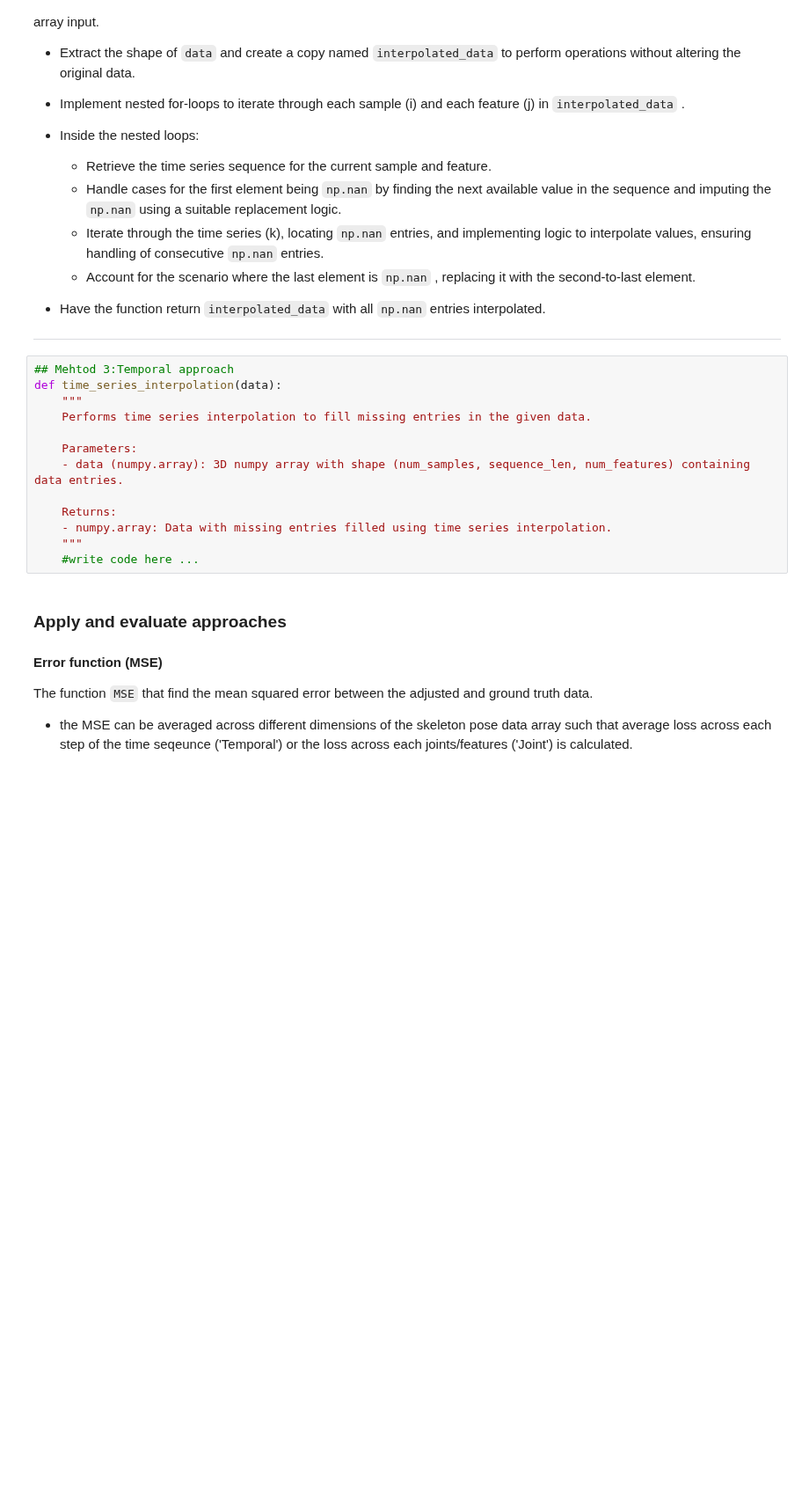
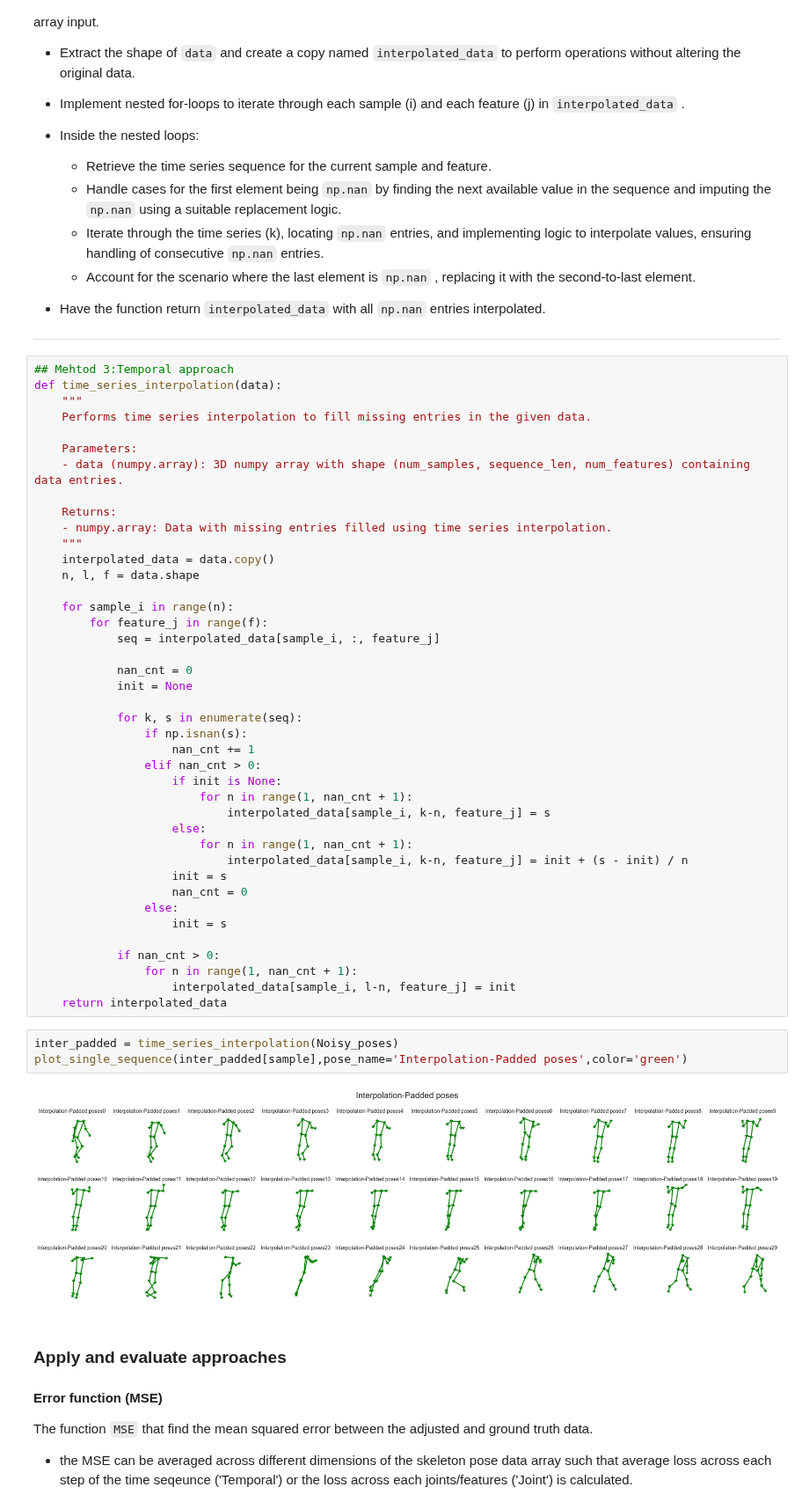
Before and after one commit to Mie-Jonasson/ComputerScienceMasters, a Jupyter notebook: IntroductionToMachineLearning/Exercises/W09/03-Missing_data.ipynb, the cells around one changed output. Shown at 88% size. Cells and saved outputs as stored; diff of their text form; blank space fills up the shorter version.

```diff
--- a/IntroductionToMachineLearning/Exercises/W09/03-Missing_data.ipynb
+++ b/IntroductionToMachineLearning/Exercises/W09/03-Missing_data.ipynb
@@ -297,7 +309,40 @@ def time_series_interpolation(data):
     Returns:
     - numpy.array: Data with missing entries filled using time series interpolation.
     """
-    #write code here ...
+    interpolated_data = data.copy()
+    n, l, f = data.shape
+
+    for sample_i in range(n):
+        for feature_j in range(f):
+            seq = interpolated_data[sample_i, :, feature_j]
+
+            nan_cnt = 0
+            init = None
+
+            for k, s in enumerate(seq):
+                if np.isnan(s):
+                    nan_cnt += 1
+                elif nan_cnt > 0:
+                    if init is None:
+                        for n in range(1, nan_cnt + 1):
+                            interpolated_data[sample_i, k-n, feature_j] = s
+                    else:
+                        for n in range(1, nan_cnt + 1):
+                            interpolated_data[sample_i, k-n, feature_j] = init + (s - init) / n
+                    init = s
+                    nan_cnt = 0
+                else:
+                    init = s
+
+            if nan_cnt > 0:
+                for n in range(1, nan_cnt + 1):
+                    interpolated_data[sample_i, l-n, feature_j] = init
+    return interpolated_data
+# %%
+inter_padded = time_series_interpolation(Noisy_poses)
+plot_single_sequence(inter_padded[sample],pose_name='Interpolation-Padded poses',color='green')
+# %% [output]
+[figure, added]
 # %% [markdown]
 ### Apply and evaluate approaches
 #### Error function (MSE)
```
Also changed, not shown: parts of 17 cells of this notebook, 3 other files.
